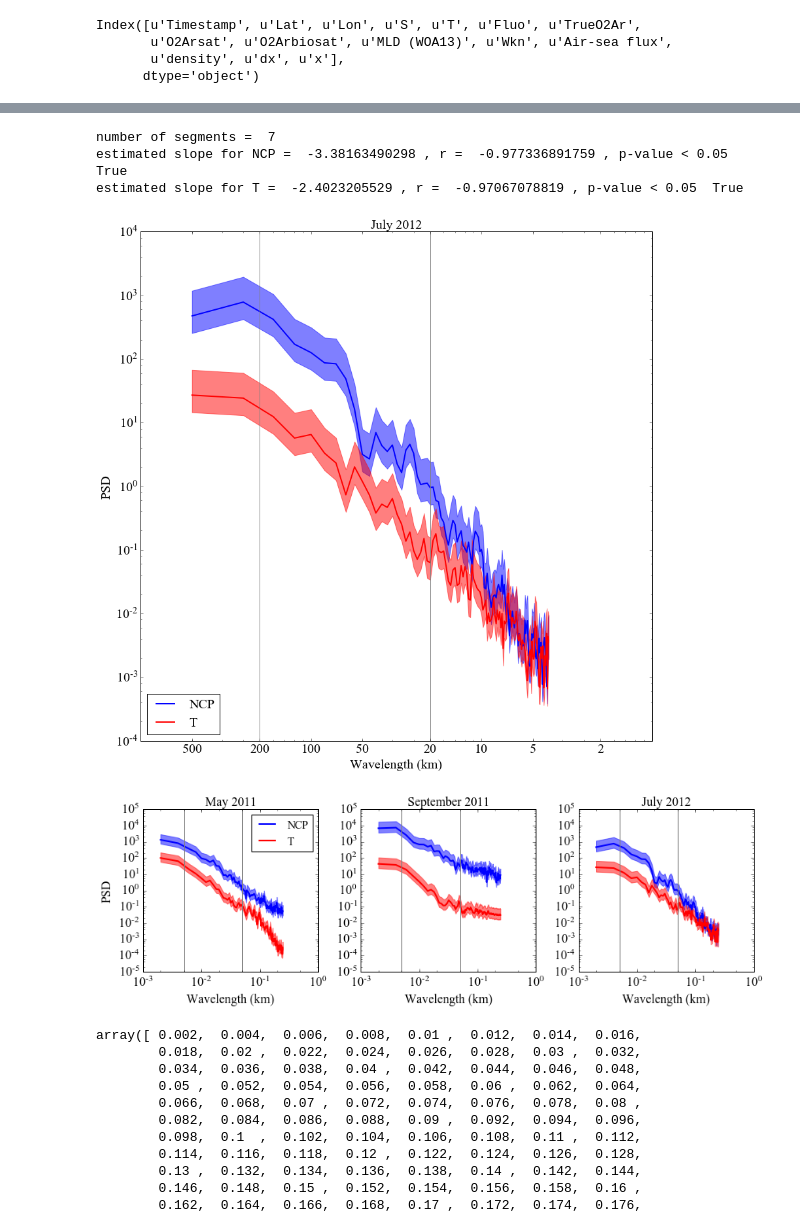
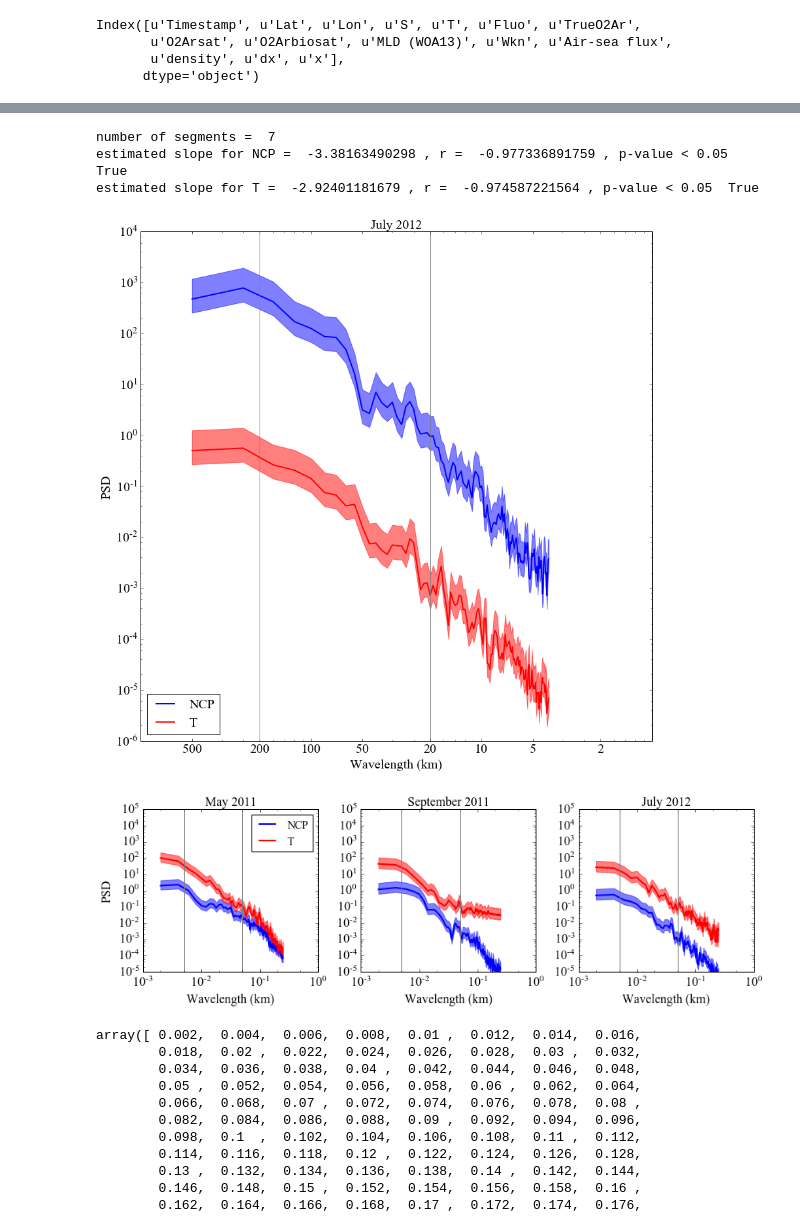
Before and after one commit to sophieclayton/kuroshio_productivity, a Jupyter notebook: NCP_spectra_FFT.ipynb, the cells around one changed output, grey strips where cells are left out. Saved outputs shown, nothing was run; the diff lists cells and outputs as text; code cells hidden in the pictures.

```diff
--- a/NCP_spectra_FFT.ipynb
+++ b/NCP_spectra_FFT.ipynb
@@ -86,7 +86,7 @@ data_int = pd.DataFrame()
 
 data_int['x'] = np.arange(Tok1['nx'][0], Tok1['nx'][len(Tok1)-1], dx)
 data_int['NCP'] = np.interp(data_int['x'].values, Tok1['nx'], Tok1['Air-sea flux'])
-data_int['T'] = np.interp(data_int['x'].values, Tok1['nx'], Tok1['T'])
+data_int['T'] = np.interp(data_int['x'].values, Tok1['nx'], Tok1['Fluo'])
 
 
 while n < (N - M):
@@ -180,7 +180,7 @@ data_int = pd.DataFrame()
 
 data_int['x'] = np.arange(Tok3['nx'][0], Tok3['nx'][len(Tok3)-1], dx)
 data_int['NCP'] = np.interp(data_int['x'].values, Tok3['nx'], Tok3['Air-sea flux'])
-data_int['T'] = np.interp(data_int['x'].values, Tok3['nx'], Tok3['T'])
+data_int['T'] = np.interp(data_int['x'].values, Tok3['nx'], Tok3['Fluo'])
 
 
 while n < (N - M):
@@ -274,7 +274,7 @@ data_int = pd.DataFrame()
 
 data_int['x'] = np.arange(Tian['nx'][0], Tian['nx'][len(Tian)-1], dx)
 data_int['NCP'] = np.interp(data_int['x'].values, Tian['nx'], Tian['Air-sea flux'])
-data_int['T'] = np.interp(data_int['x'].values, Tian['nx'], Tian['T'])
+data_int['T'] = np.interp(data_int['x'].values, Tian['nx'], Tian['Fluo'])
 
 
 while n < (N - M):
@@ -322,35 +322,35 @@ plt.xscale('log')
 plt.ylabel('PSD', fontsize = 20)
 plt.xlabel('Wavelength (km)', fontsize = 20)
 plt.xticks(1./np.array([500, 200, 100, 50, 20, 10, 5, 2]), [500, 200, 100, 50, 20, 10, 5, 2])
 
 plt.axvline(1./200, color = 'grey')
 plt.axvline(1./20, color = 'grey')
 
 
 plt.title('July 2012',fontsize = 20)
 
 print 'number of segments = ',ll
 
 m,c, r, p, std_err = ss.linregress(np.log10(freq),np.log10(pgram))
 mT,cT, rT, pT, std_errT = ss.linregress(np.log10(freq),np.log10(pgramT))
 
 print 'estimated slope for NCP = ', m, ', r = ', r, ', p-value < 0.05 ', p<0.05
 print 'estimated slope for T = ', mT, ', r = ', rT, ', p-value < 0.05 ', pT<0.05
 
 
 plt.show()
 
 #fig1.savefig('../figures/NCP_T_FFT_July12.png', bbox_inches='tight', dpi=600)
 
 Tn_ncp = pgram
 Tn_t = pgramT
 Tn_err_low = err_low
 Tn_err_high = err_high
 # %% [output]
 number of segments =  7
 estimated slope for NCP =  -3.38163490298 , r =  -0.977336891759 , p-value < 0.05  True
-estimated slope for T =  -2.4023205529 , r =  -0.97067078819 , p-value < 0.05  True
+estimated slope for T =  -2.92401181679 , r =  -0.974587221564 , p-value < 0.05  True
-[figure, old version]
+[figure, new version]
 # %%
 fig2, (ax1, ax2, ax3) = plt.subplots(1, 3, figsize = (12, 4), dpi = 300)
 
@@ -421,9 +421,9 @@ ax3.set_title('July 2012', fontsize = 16)
 
 plt.show()
 
-fig2.savefig('../figures/NCP_T_FFT_MJS.png', dpi = 300)
+#fig2.savefig('../figures/NCP_T_FFT_MJS.png', dpi = 300)
 # %% [output]
-[figure, old version]
+[figure, new version]
 # %%
 freq
 # %% [output]
```
Also changed, not shown: parts of 2 cells of this notebook, 2 other files.
